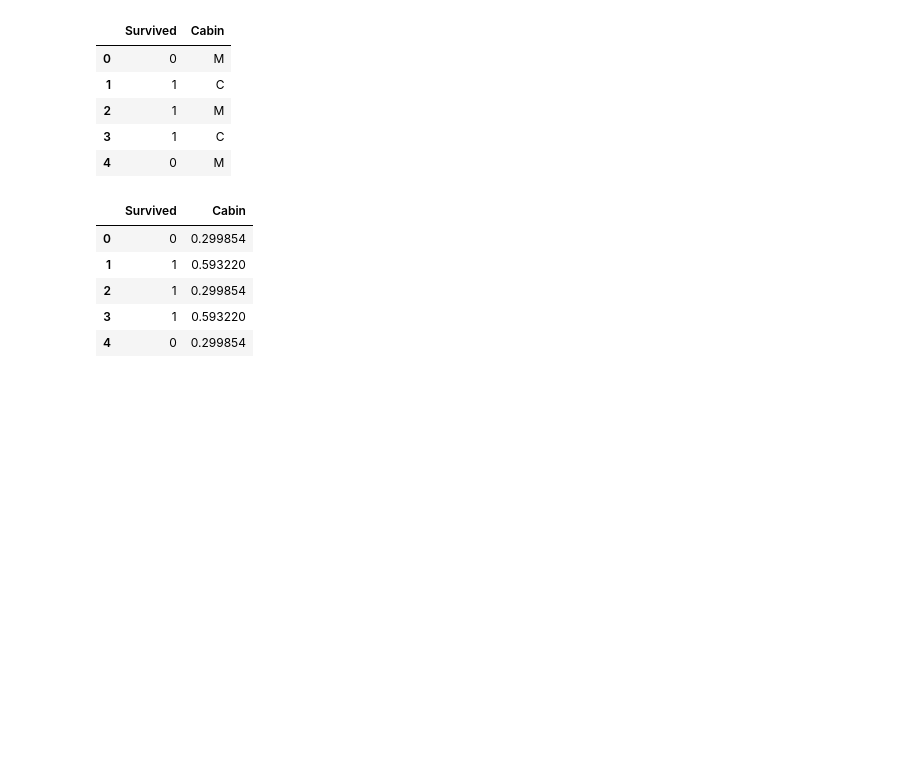
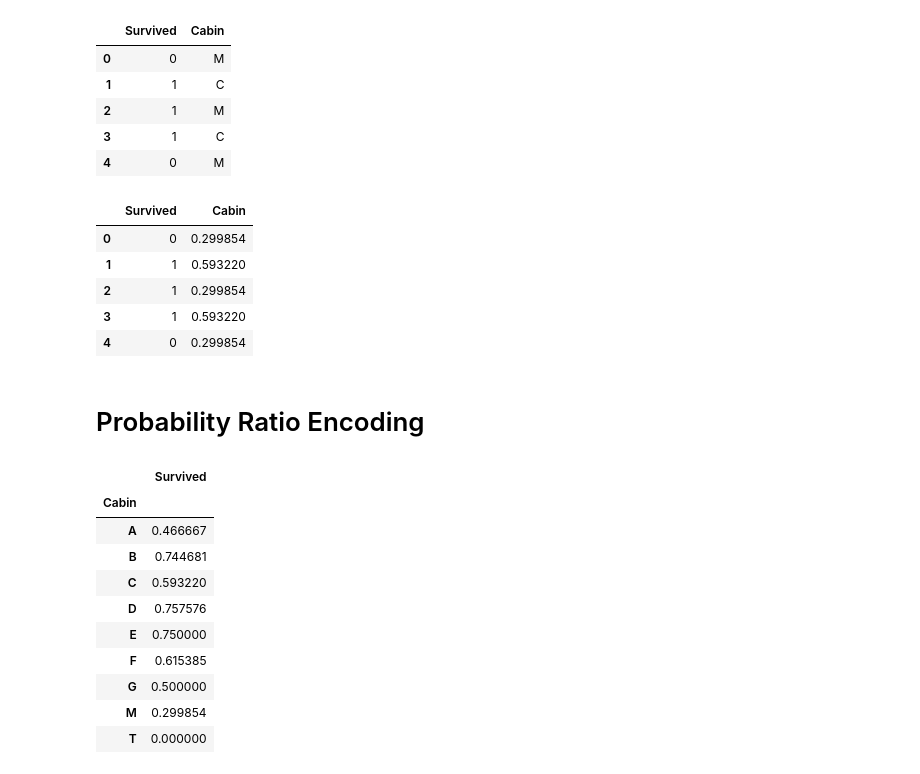
Before and after one commit to behzad89/SQL_GDAL_Commnds, a Jupyter notebook: ML_codes/Encoding_tech.ipynb, the cells around one changed output. Saved outputs shown, nothing was run; the diff lists cells and outputs as text; code cells hidden in the pictures; blank space fills up the shorter version.

Commit message:
update the encoding

```diff
--- a/ML_codes/Encoding_tech.ipynb
+++ b/ML_codes/Encoding_tech.ipynb
@@ -193,3 +193,5 @@ df.head()
 | 2 | 1 | 0.299854 |
 | 3 | 1 | 0.593220 |
 | 4 | 0 | 0.299854 |
+# %% [markdown]
+# Probability Ratio Encoding
@@ -195,0 +200,15 @@ df.head()
+# %%
+prob_df = pd.DataFrame(prob_df)
+prob_df
+# %% [output]
+|  | Survived |
+| Cabin |  |
+| A | 0.466667 |
+| B | 0.744681 |
+| C | 0.593220 |
+| D | 0.757576 |
+| E | 0.750000 |
+| F | 0.615385 |
+| G | 0.500000 |
+| M | 0.299854 |
+| T | 0.000000 |
```
Also changed, not shown: parts of 7 cells of this notebook.
